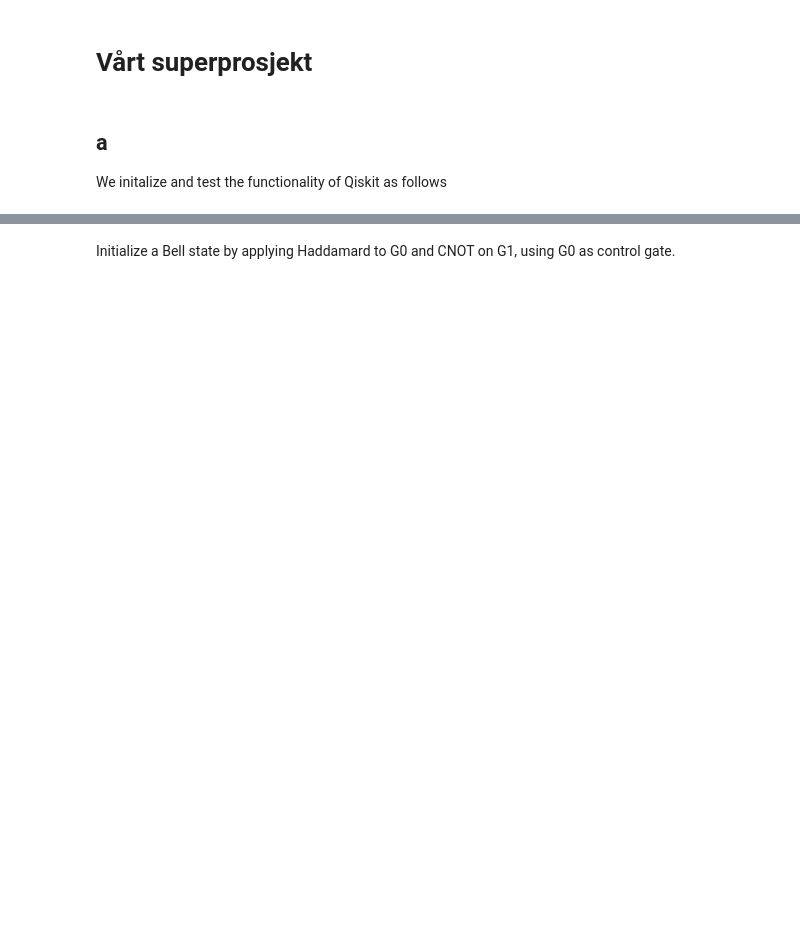
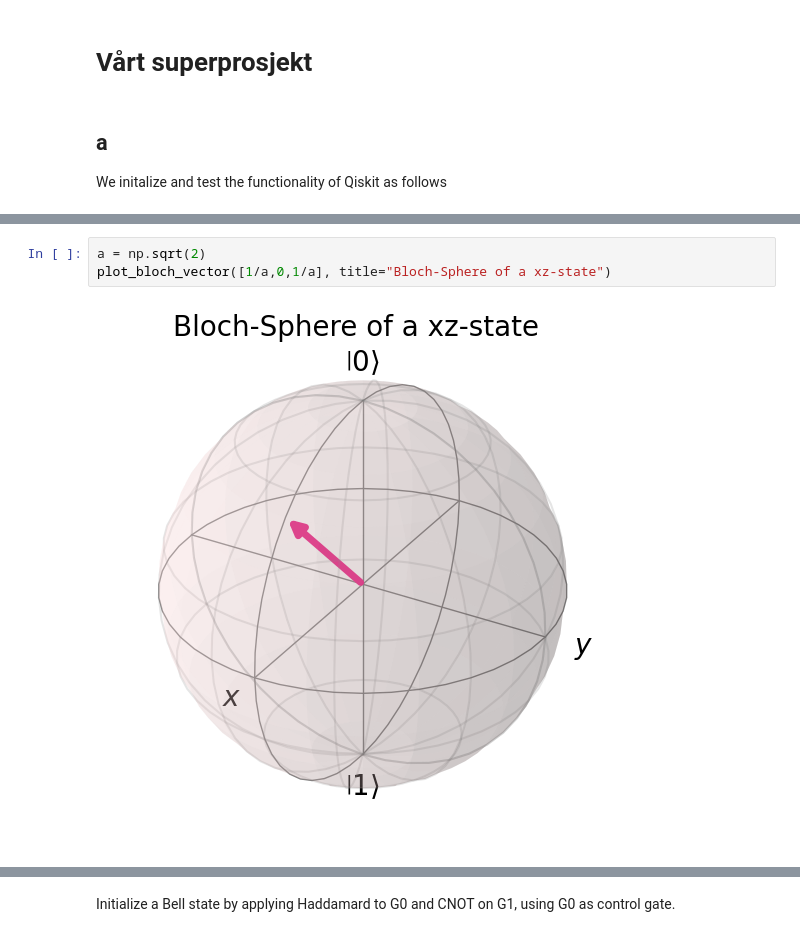
Before and after one commit to hkve/Lipkin-Model-FYS5419, a Jupyter notebook: Project1.ipynb, the cells around one changed output, grey strips where cells are left out. Saved outputs shown, nothing was run; the diff lists cells and outputs as text; blank space fills up the shorter version.

```diff
--- a/Project1.ipynb
+++ b/Project1.ipynb
@@ -49,0 +37,5 @@ q_1: ─────────┤ Ry(π/2) ├
+# %%
+a = np.sqrt(2)
+plot_bloch_vector([1/a,0,1/a], title="Bloch-Sphere of a xz-state")
+# %% [output]
+[figure, added]
```
Also changed, not shown: parts of 34 cells of this notebook.
